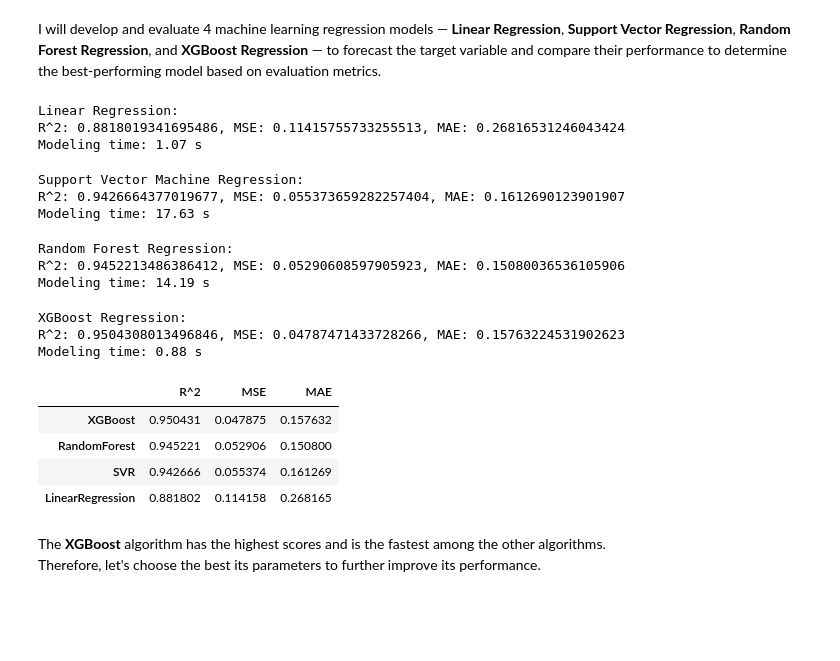
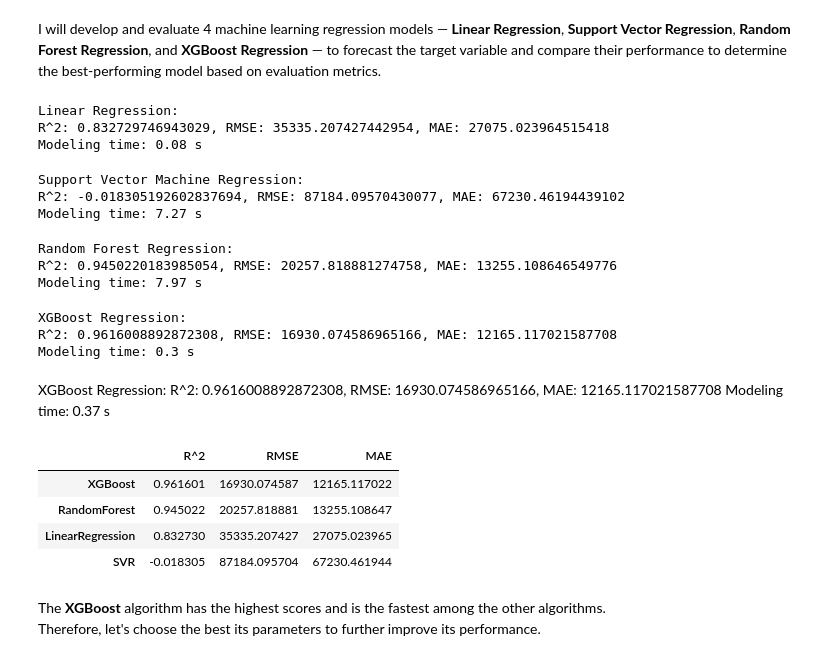
Before and after one commit to andrii-zapukhlyi/inpost_forecasting, a Jupyter notebook: inpost_forecasting.ipynb, the cells around one changed output. Drawn from its saved outputs; the diff is of its cells as text; code cells hidden in the pictures; blank space fills up the shorter version.

```diff
--- a/inpost_forecasting.ipynb
+++ b/inpost_forecasting.ipynb
@@ -262,0 +277,4 @@ The above chart shows that `Volume` is increasing each Year
+# %%
+imputer = KNNImputer(n_neighbors=3)
+X_train[num] = imputer.fit_transform(X_train[num])
+X_test[num] = imputer.transform(X_test[num])
@@ -274,6 +297,7 @@ df.describe()
 | std | 87918.250569 | NaN | 7.740076e+03 | 0.780531 | 0.786080 | 3.314388 | 3.314405 | 8.795459 | 2.000128 | ... |
 8 rows × 42 columns
 # %%
-scaler = StandardScaler()
-df[num] = scaler.fit_transform(df[num])
+scaler = MinMaxScaler()
+X_train[num] = scaler.fit_transform(X_train[num])
+X_test[num] = scaler.transform(X_test[num])
 # %% [markdown]
@@ -284,2 +305,5 @@ df = pd.concat([df[num], encoded_data], axis=1)
+# %%
+X_train = pd.concat([X_train[num], pd.get_dummies(X_train[categ])], axis=1)
+X_test = pd.concat([X_test[num], pd.get_dummies(X_test[categ])], axis=1)
 # %% [markdown]
 Also, I encoded category variables to build predictive models
@@ -292,3 +309,0 @@ df.columns = df.columns.str.replace('[', '', regex=False) \
-# %%
-X_train, X_test, y_train, y_test = train_test_split(df.drop(["Volume"], axis=1), df.Volume, test_size=0.2, random_state=0)
-print(X_train.shape, X_test.shape)
@@ -309,12 +319,12 @@ pred_lr = mod_lr.predict(X_test)
 toc = time.time()
 
 print("Linear Regression:")
-print(f"R^2: {r2_score(y_test, pred_lr)}, MSE: {mean_squared_error(y_test, pred_lr)}, MAE: {mean_absolute_error(y_test, pred_lr)}")
+print(f"R^2: {r2_score(y_test, pred_lr)}, RMSE: {np.sqrt(mean_squared_error(y_test, pred_lr))}, MAE: {mean_absolute_error(y_test, pred_lr)}")
 print("Modeling time:", np.round(toc-tic,2), "s")
 # %% [output]
 Linear Regression:
-R^2: 0.8818019341695486, MSE: 0.11415755733255513, MAE: 0.26816531246043424
-Modeling time: 1.07 s
+R^2: 0.832729746943029, RMSE: 35335.207427442954, MAE: 27075.023964515418
+Modeling time: 0.08 s
 # %%
 tic = time.time()
 mod_svr = SVR()
@@ -323,12 +333,12 @@ pred_svr = mod_svr.predict(X_test)
 toc = time.time()
 
 print("Support Vector Machine Regression:")
-print(f"R^2: {r2_score(y_test, pred_svr)}, MSE: {mean_squared_error(y_test, pred_svr)}, MAE: {mean_absolute_error(y_test, pred_svr)}")
+print(f"R^2: {r2_score(y_test, pred_svr)}, RMSE: {np.sqrt(mean_squared_error(y_test, pred_svr))}, MAE: {mean_absolute_error(y_test, pred_svr)}")
 print("Modeling time:", np.round(toc-tic,2), "s")
 # %% [output]
 Support Vector Machine Regression:
-R^2: 0.9426664377019677, MSE: 0.055373659282257404, MAE: 0.1612690123901907
-Modeling time: 17.63 s
+R^2: -0.018305192602837694, RMSE: 87184.09570430077, MAE: 67230.46194439102
+Modeling time: 7.27 s
 # %%
 tic = time.time()
 mod_rf = RandomForestRegressor(random_state=0)
@@ -337,12 +347,12 @@ pred_rf = mod_rf.predict(X_test)
 toc = time.time()
 
 print("Random Forest Regression:")
-print(f"R^2: {r2_score(y_test, pred_rf)}, MSE: {mean_squared_error(y_test, pred_rf)}, MAE: {mean_absolute_error(y_test, pred_rf)}")
+print(f"R^2: {r2_score(y_test, pred_rf)}, RMSE: {np.sqrt(mean_squared_error(y_test, pred_rf))}, MAE: {mean_absolute_error(y_test, pred_rf)}")
 print("Modeling time:", np.round(toc-tic,2), "s")
 # %% [output]
 Random Forest Regression:
-R^2: 0.9452213486386412, MSE: 0.05290608597905923, MAE: 0.15080036536105906
-Modeling time: 14.19 s
+R^2: 0.9450220183985054, RMSE: 20257.818881274758, MAE: 13255.108646549776
+Modeling time: 7.97 s
 # %%
 tic = time.time()
 mod_xgb = xgb.XGBRegressor()
@@ -351,32 +361,36 @@ pred_xgb = mod_xgb.predict(X_test)
 toc = time.time()
 
 print("XGBoost Regression:")
-print(f"R^2: {r2_score(y_test, pred_xgb)}, MSE: {mean_squared_error(y_test, pred_xgb)}, MAE: {mean_absolute_error(y_test, pred_xgb)}")
+print(f"R^2: {r2_score(y_test, pred_xgb)}, RMSE: {np.sqrt(mean_squared_error(y_test, pred_xgb))}, MAE: {mean_absolute_error(y_test, pred_xgb)}")
 print("Modeling time:", np.round(toc-tic,2), "s")
 # %% [output]
 XGBoost Regression:
-R^2: 0.9504308013496846, MSE: 0.04787471433728266, MAE: 0.15763224531902623
-Modeling time: 0.88 s
+R^2: 0.9616008892872308, RMSE: 16930.074586965166, MAE: 12165.117021587708
+Modeling time: 0.3 s
+# %% [markdown]
+XGBoost Regression:
+R^2: 0.9616008892872308, RMSE: 16930.074586965166, MAE: 12165.117021587708
+Modeling time: 0.37 s
 # %%
 df_scores = pd.DataFrame({"R^2":[r2_score(y_test, pred_lr),
                                       r2_score(y_test, pred_svr),
                                       r2_score(y_test, pred_rf),
                                       r2_score(y_test, pred_xgb)],
-                            "MSE": [mean_squared_error(y_test, pred_lr),
-                                    mean_squared_error(y_test, pred_svr),
-                                    mean_squared_error(y_test, pred_rf),
-                                    mean_squared_error(y_test, pred_xgb)],
+                            "RMSE": [np.sqrt(mean_squared_error(y_test, pred_lr)),
+                                    np.sqrt(mean_squared_error(y_test, pred_svr)),
+                                    np.sqrt(mean_squared_error(y_test, pred_rf)),
+                                    np.sqrt(mean_squared_error(y_test, pred_xgb))],
                             "MAE": [mean_absolute_error(y_test, pred_lr),
                                     mean_absolute_error(y_test, pred_svr),
                                     mean_absolute_error(y_test, pred_rf),
                                     mean_absolute_error(y_test, pred_xgb)]}, index=["LinearRegression", "SVR", "RandomForest", "XGBoost"])
-df_scores.sort_values(by='R^2', ascending=False)
+df_scores.sort_values(by='RMSE', ascending=True)
 # %% [output]
-|  | R^2 | MSE | MAE |
-| XGBoost | 0.950431 | 0.047875 | 0.157632 |
-| RandomForest | 0.945221 | 0.052906 | 0.150800 |
-| SVR | 0.942666 | 0.055374 | 0.161269 |
-| LinearRegression | 0.881802 | 0.114158 | 0.268165 |
+|  | R^2 | RMSE | MAE |
+| XGBoost | 0.961601 | 16930.074587 | 12165.117022 |
+| RandomForest | 0.945022 | 20257.818881 | 13255.108647 |
+| LinearRegression | 0.832730 | 35335.207427 | 27075.023965 |
+| SVR | -0.018305 | 87184.095704 | 67230.461944 |
 # %% [markdown]
 The **XGBoost** algorithm has the highest scores and is the fastest among the other algorithms. <br>Therefore, let's choose the best  its parameters to further improve its performance.
 # %% [markdown]
```
Also changed, not shown: parts of 48 cells of this notebook.
